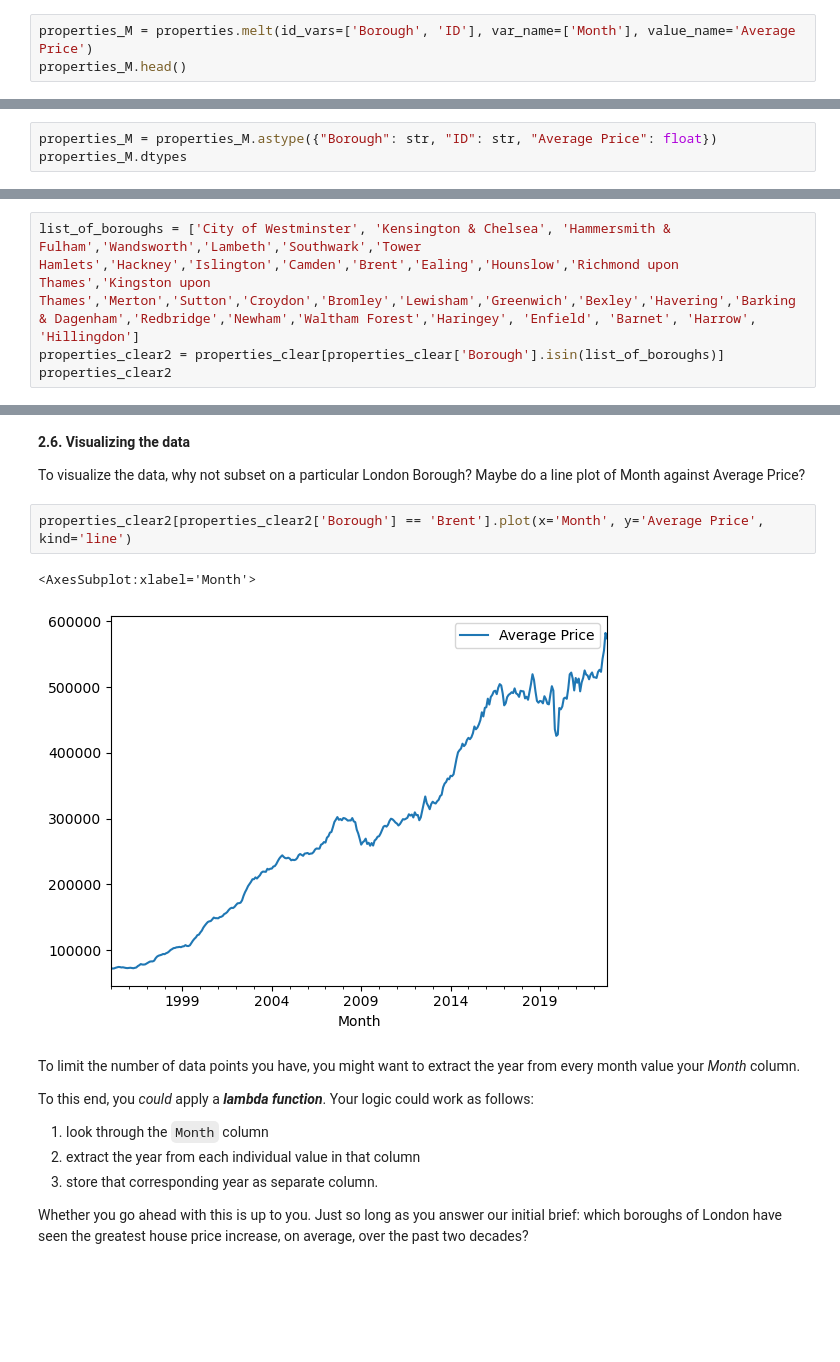
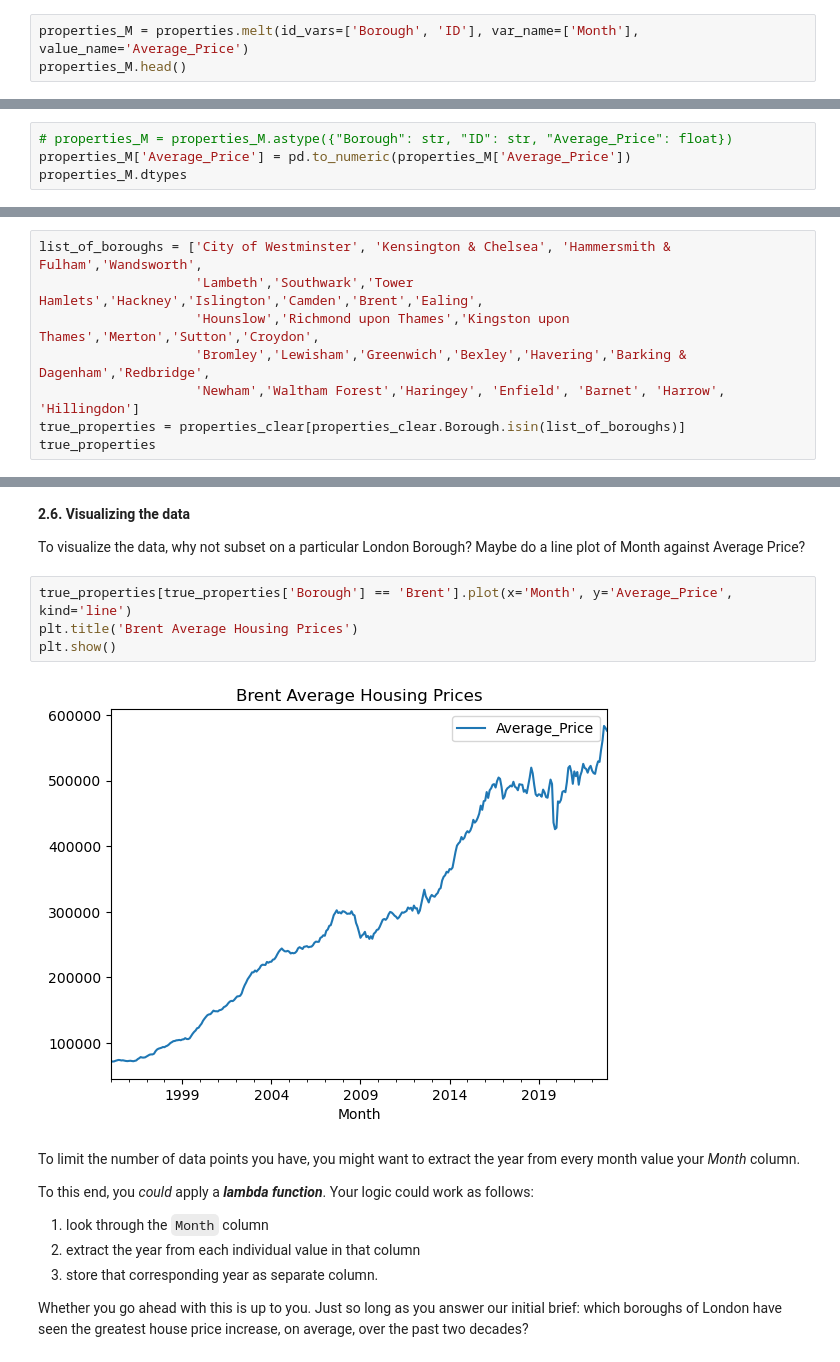
Before and after one commit to noahg24/bootcamp_projects, a Jupyter notebook: LondonHousingCaseStudyTier3-Ver1.ipynb, the cells around one changed output, grey strips where cells are left out. Drawn from its saved outputs; the diff is of its cells as text; blank space fills up the shorter version.

```diff
--- a/LondonHousingCaseStudyTier3-Ver1.ipynb
+++ b/LondonHousingCaseStudyTier3-Ver1.ipynb
@@ -199,6 +199,6 @@ Remember what Wes McKinney said about tidy data?
 
 You might need to **melt** your DataFrame here.
 # %%
-properties_M = properties.melt(id_vars=['Borough', 'ID'], var_name=['Month'], value_name='Average Price')
+properties_M = properties.melt(id_vars=['Borough', 'ID'], var_name=['Month'], value_name='Average_Price')
 properties_M.head()
 # %% [output]
@@ -220,6 +220,7 @@ Average Price            object
 dtype: object
 # %%
-properties_M = properties_M.astype({"Borough": str, "ID": str, "Average Price": float})
+# properties_M = properties_M.astype({"Borough": str, "ID": str, "Average_Price": float})
+properties_M['Average_Price'] = pd.to_numeric(properties_M['Average_Price'])
 properties_M.dtypes
 # %% [output]
 Borough                  object
@@ -288,7 +289,11 @@ unique_properties
 | 45 | SOUTH WEST | E12000009 | 1995-01-01 | 54705.15790 |
 | 47 | England | E92000001 | 1995-01-01 | 53202.77128 |
 # %%
-list_of_boroughs = ['City of Westminster', 'Kensington & Chelsea', 'Hammersmith & Fulham','Wandsworth','Lambeth','Southwark','Tower Hamlets','Hackney','Islington','Camden','Brent','Ealing','Hounslow','Richmond upon Thames','Kingston upon Thames','Merton','Sutton','Croydon','Bromley','Lewisham','Greenwich','Bexley','Havering','Barking & Dagenham','Redbridge','Newham','Waltham Forest','Haringey', 'Enfield', 'Barnet', 'Harrow', 'Hillingdon']
-properties_clear2 = properties_clear[properties_clear['Borough'].isin(list_of_boroughs)]
-properties_clear2
+list_of_boroughs = ['City of Westminster', 'Kensington & Chelsea', 'Hammersmith & Fulham','Wandsworth',
+                    'Lambeth','Southwark','Tower Hamlets','Hackney','Islington','Camden','Brent','Ealing',
+                    'Hounslow','Richmond upon Thames','Kingston upon Thames','Merton','Sutton','Croydon',
+                    'Bromley','Lewisham','Greenwich','Bexley','Havering','Barking & Dagenham','Redbridge',
+                    'Newham','Waltham Forest','Haringey', 'Enfield', 'Barnet', 'Harrow', 'Hillingdon']
+true_properties = properties_clear[properties_clear.Borough.isin(list_of_boroughs)]
+true_properties
 # %% [output]
@@ -310,10 +315,11 @@ properties_clear2
 
 To visualize the data, why not subset on a particular London Borough? Maybe do a line plot of Month against Average Price?
 # %%
-properties_clear2[properties_clear2['Borough'] == 'Brent'].plot(x='Month', y='Average Price', kind='line')
+true_properties[true_properties['Borough'] == 'Brent'].plot(x='Month', y='Average_Price', kind='line')
+plt.title('Brent Average Housing Prices')
+plt.show()
 # %% [output]
-<AxesSubplot:xlabel='Month'>
-[figure, old version]
+[figure, new version]
 # %% [markdown]
 To limit the number of data points you have, you might want to extract the year from every month value your *Month* column.
 
```
Also changed, not shown: parts of 23 cells of this notebook.
